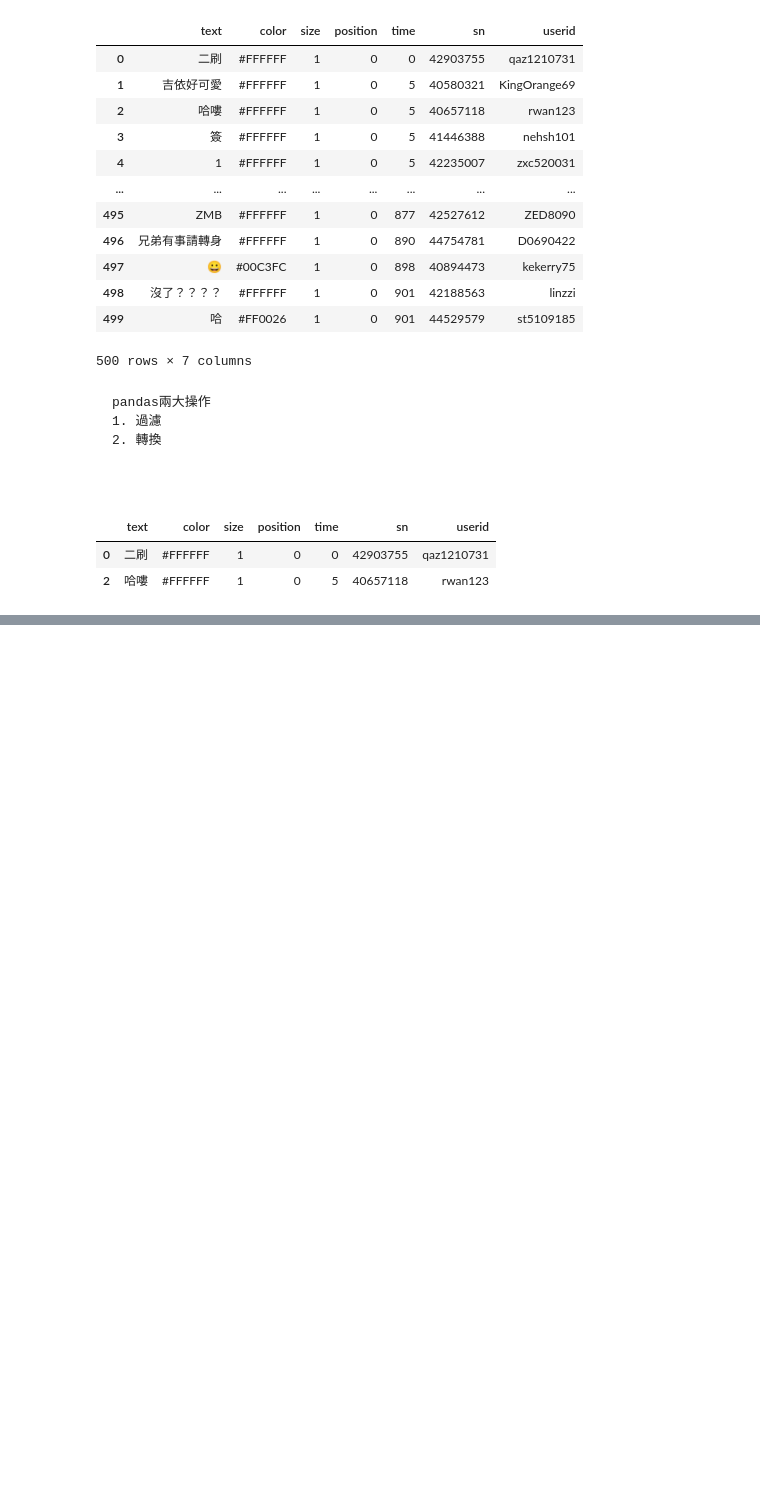
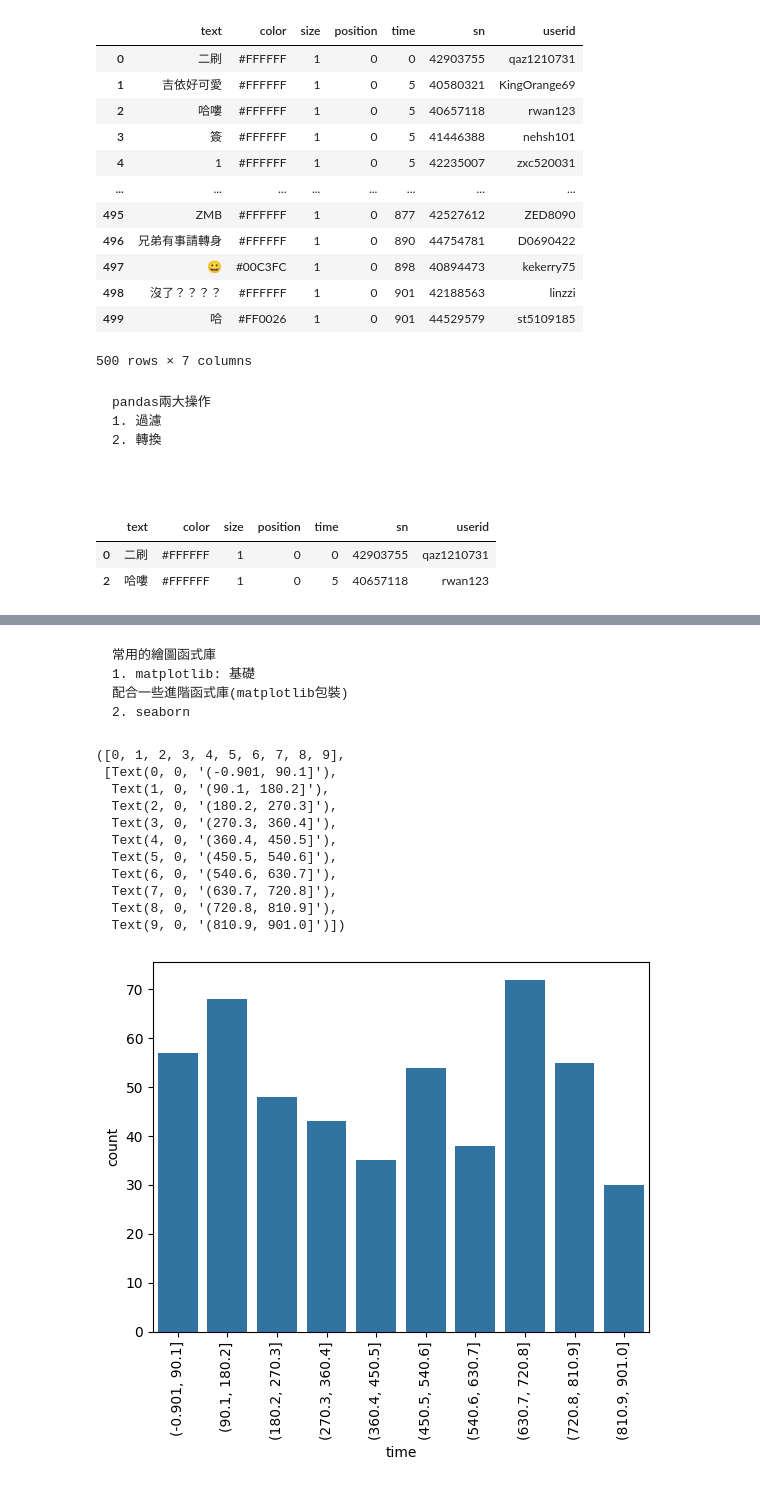
Before and after one commit to alexiswang10/Tibame_online0616, a Jupyter notebook: tibame_night_0701.ipynb, the cells around one changed output, grey strips where cells are left out. Saved outputs shown, nothing was run; the diff lists cells and outputs as text; code cells hidden in the pictures; blank space fills up the shorter version.

````diff
--- a/tibame_night_0701.ipynb
+++ b/tibame_night_0701.ipynb
@@ -93,0 +87,29 @@ df[cols]
+# %% [markdown]
+
+
+```
+常用的繪圖函式庫
+1. matplotlib: 基礎
+配合一些進階函式庫(matplotlib包裝)
+2. seaborn
+```
+# %%
+import matplotlib.pyplot as plt
+import seaborn as sns
+
+c = pd.cut(df["time"], bins=10)
+sns.countplot(x=c)
+plt.xticks(rotation=90)
+# %% [output]
+([0, 1, 2, 3, 4, 5, 6, 7, 8, 9],
+ [Text(0, 0, '(-0.901, 90.1]'),
+  Text(1, 0, '(90.1, 180.2]'),
+  Text(2, 0, '(180.2, 270.3]'),
+  Text(3, 0, '(270.3, 360.4]'),
+  Text(4, 0, '(360.4, 450.5]'),
+  Text(5, 0, '(450.5, 540.6]'),
+  Text(6, 0, '(540.6, 630.7]'),
+  Text(7, 0, '(630.7, 720.8]'),
+  Text(8, 0, '(720.8, 810.9]'),
+  Text(9, 0, '(810.9, 901.0]')])
+[figure, added]
````
Also changed, not shown: parts of 3 cells of this notebook.
